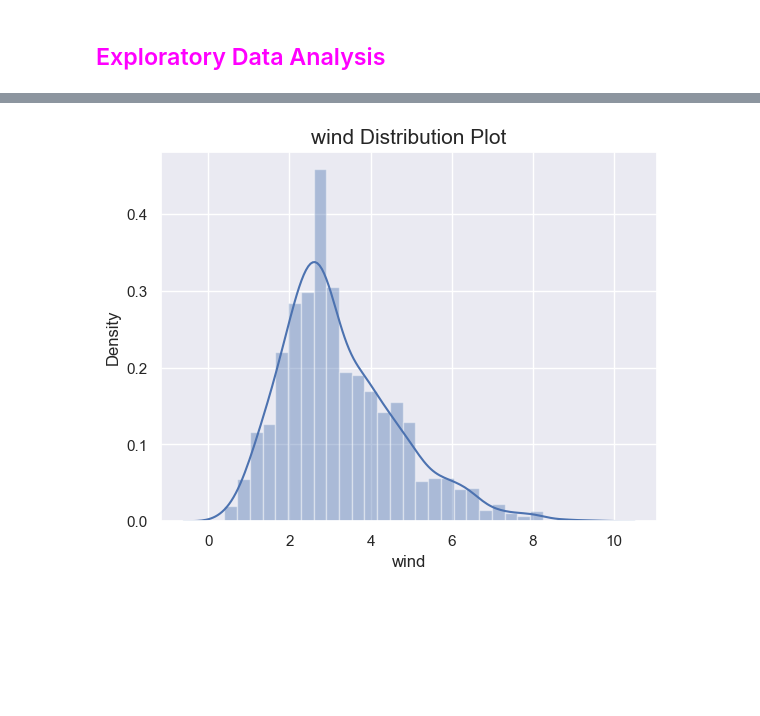
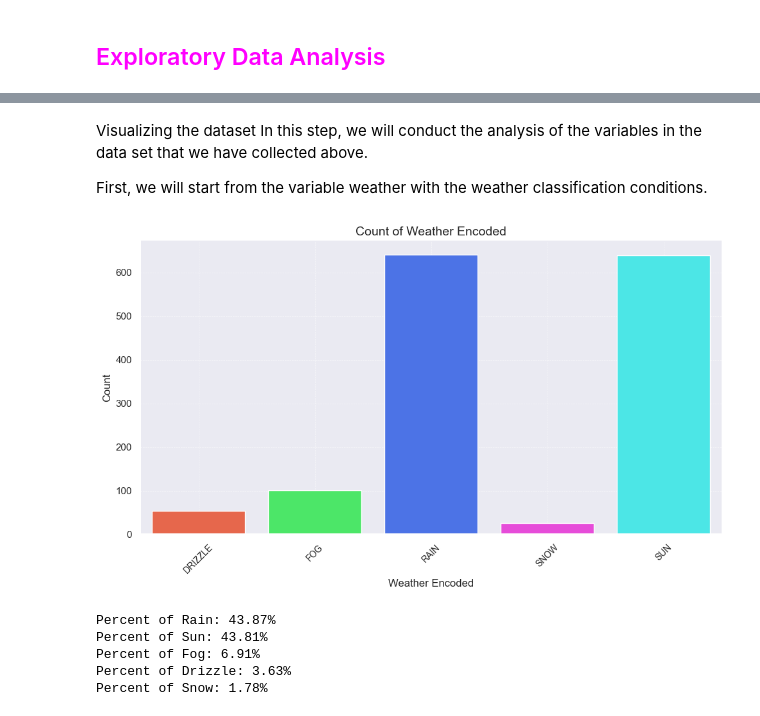
Before and after one commit to shubhangi24kashid/SkyCast, a Jupyter notebook: detection.ipynb, the cells around one changed output, grey strips where cells are left out. Cells and saved outputs as stored; diff of their text form; code cells hidden in the pictures; blank space fills up the shorter version.

```diff
--- a/detection.ipynb
+++ b/detection.ipynb
@@ -248,7 +229,66 @@ plt.show()
-# %%
-
-sns.distplot(weath_cpy.wind)
-plt.title("wind Distribution Plot",fontsize=15)
-plt.show()
-# %% [output]
-[figure, removed]
+# %% [markdown]
+Visualizing the dataset
+In this step, we will conduct the analysis of the variables in the data set that we have collected above.
+
+First, we will start from the variable weather with the weather classification conditions.
+# %%
+import matplotlib.pyplot as plt
+import seaborn as sns
+from sklearn.preprocessing import LabelEncoder
+
+# Assuming you have loaded your dataset into a DataFrame named weath_org
+# Replace this ellipsis (...) with your actual DataFrame
+weath_org =weath_cpy.copy()
+
+# Create a label encoder object
+le = LabelEncoder()
+
+# Fit the encoder to the weather column and transform the values
+weath_org['weather_encoded'] = le.fit_transform(weath_org['weather'])
+
+# Create a dictionary that maps the encoded values to the actual names
+weather_names = dict(zip(le.classes_, le.transform(le.classes_)))
+
+# Custom color palette
+custom_palette = ["#FF5733", "#33FF57", "#3366FF", "#FF33EE", "#33FFFF"]
+
+# Plot the count of each unique value in the weather column with actual names on the labels
+plt.figure(figsize=(10, 6))  # Adjust the figure size if needed
+ax = sns.countplot(x='weather_encoded', data=weath_org, palette=custom_palette)
+
+# Set proper labels for axes and title
+plt.xlabel('Weather Encoded', fontsize=12)
+plt.ylabel('Count', fontsize=12)
+plt.title('Count of Weather Encoded', fontsize=14)
+
+# Set names for each bar
+ax.set_xticklabels(weather_names.keys(), rotation=45, fontsize=10)
+
+# Customize grid appearance
+ax.grid(True, linestyle='--', linewidth=0.5, alpha=0.7)
+
+# Customize spines
+ax.spines['top'].set_linewidth(0)
+ax.spines['right'].set_linewidth(0)
+ax.spines['left'].set_linewidth(1.5)
+ax.spines['bottom'].set_linewidth(1.5)
+
+# Show plot
+plt.tight_layout()  # Adjust layout to prevent clipping of labels
+plt.show()
+# %% [output]
+[figure, added]
+# %%
+# Get the value counts of each unique value in the weather column
+weather_counts = weath_cpy['weather'].value_counts()
+
+# Print the percentage of each unique value in the weather column
+for weather, count in weather_counts.items():
+    percent = (count / len(weath_cpy)) * 100
+    print(f"Percent of {weather.capitalize()}: {percent:.2f}%")
+# %% [output]
+Percent of Rain: 43.87%
+Percent of Sun: 43.81%
+Percent of Fog: 6.91%
+Percent of Drizzle: 3.63%
+Percent of Snow: 1.78%
```
Also changed, not shown: parts of 7 cells of this notebook.
